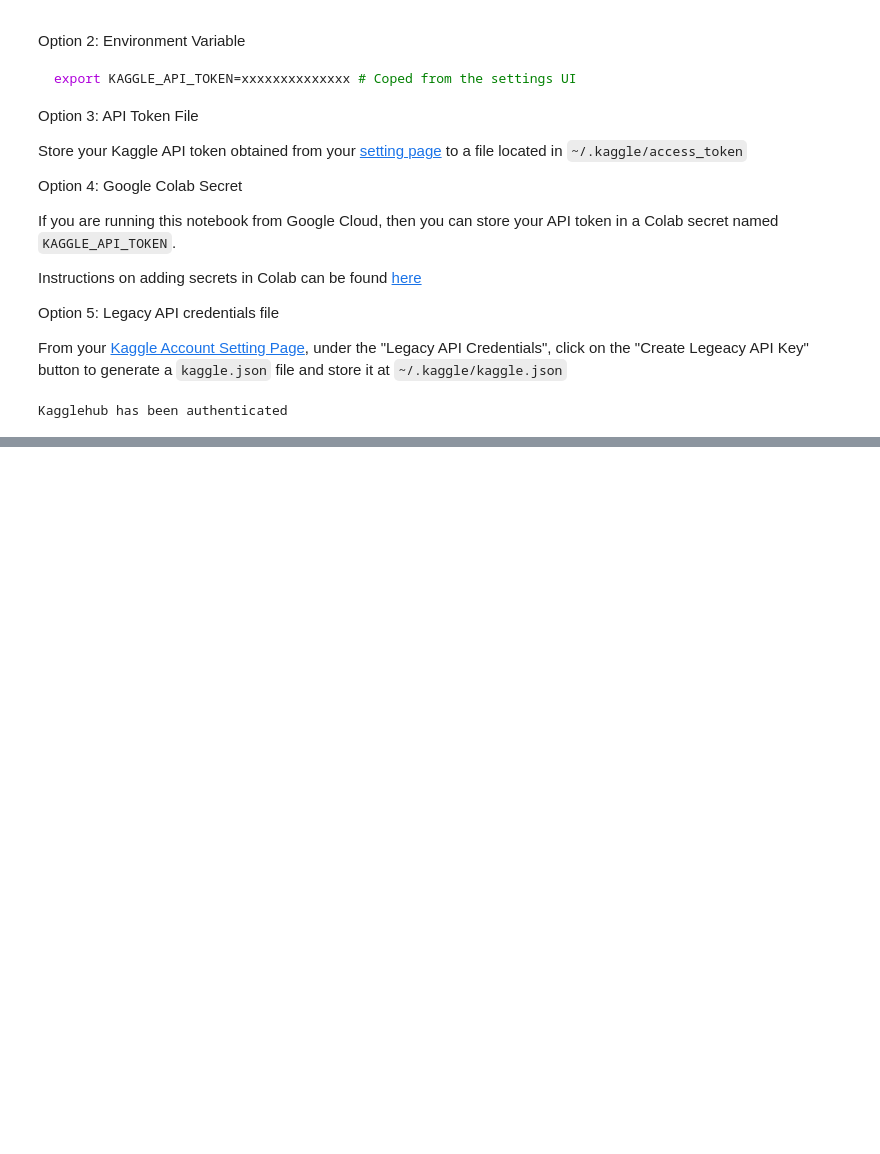
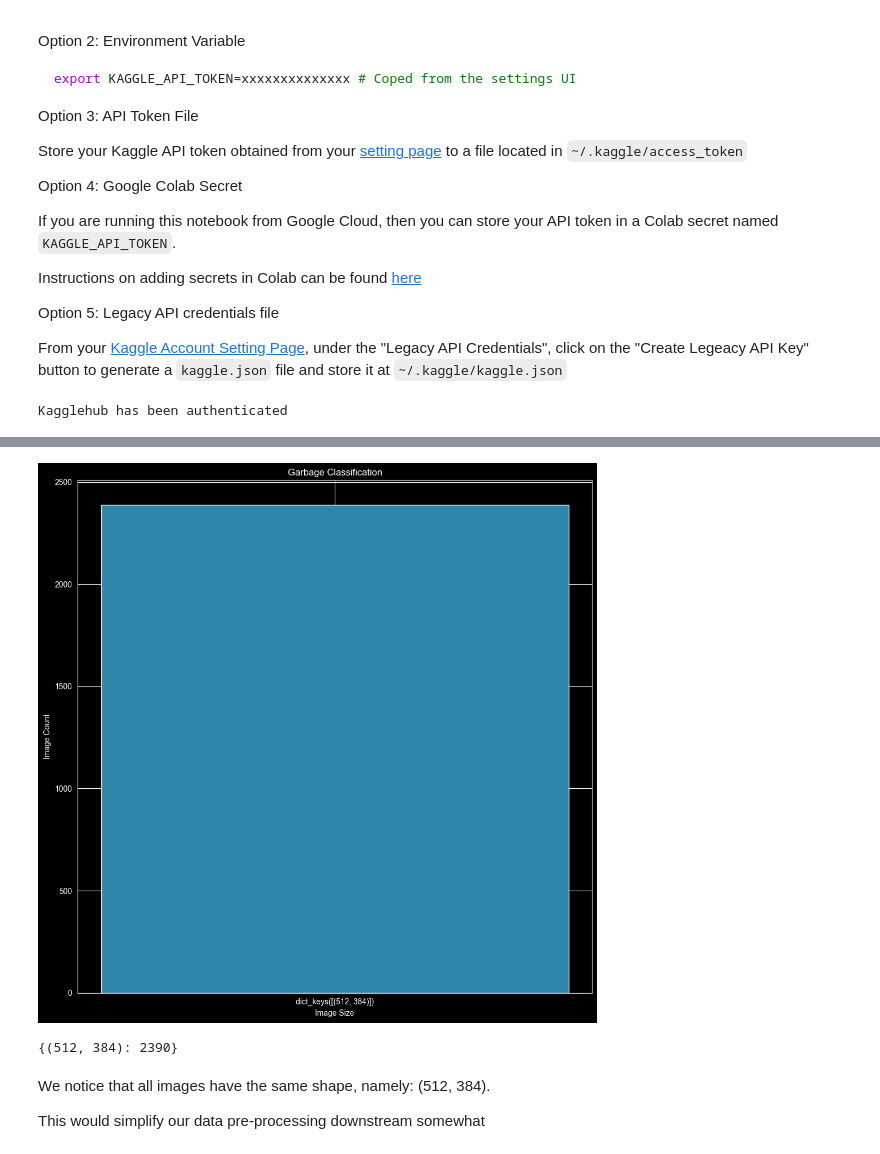
Before and after one commit to i-putu-mahendra-wijaya/vit_202603_garbage_classification, a Jupyter notebook: garbage_classification.ipynb, the cells around one changed output, grey strips where cells are left out. Cells and saved outputs as stored; diff of their text form; code cells hidden in the pictures; blank space fills up the shorter version.

```diff
--- a/garbage_classification.ipynb
+++ b/garbage_classification.ipynb
@@ -152,0 +404,11 @@ Kagglehub has been authenticated
+# %%
+viz_image_size_distribution(
+    labeled_garbages = labeled_garbages
+)
+# %% [output]
+[figure, added]
+{(512, 384): 2390}
+# %% [markdown]
+We notice that all images have the same shape, namely: (512, 384).
+
+This would simplify our data pre-processing downstream somewhat
```
Also changed, not shown: parts of 45 cells of this notebook, 5 other files.
